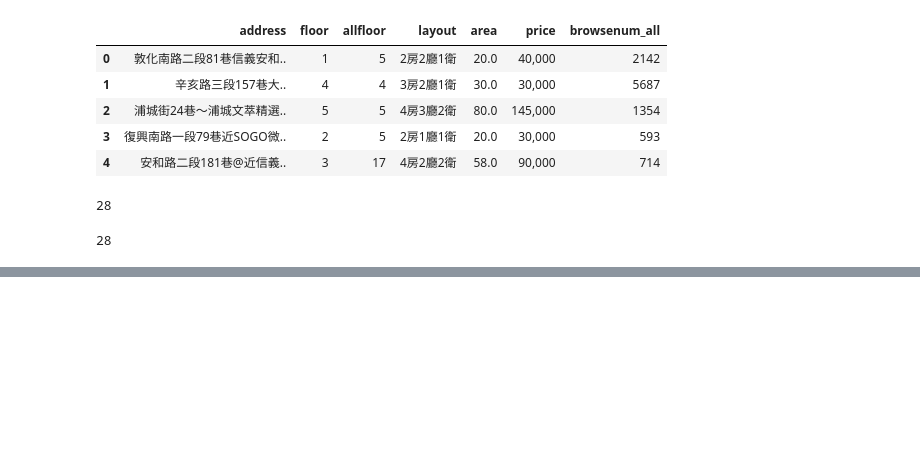
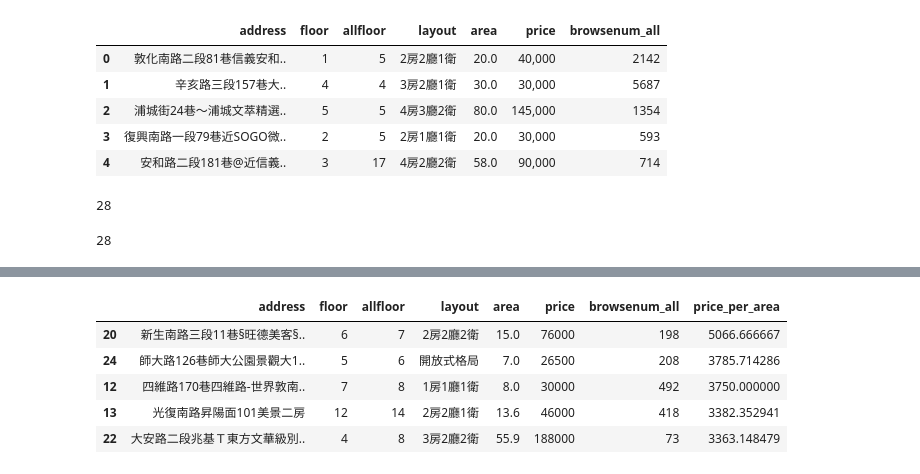
Before and after one commit to ywchiu/tibamepy, a Jupyter notebook: Demo20200912.ipynb, the cells around one changed output, grey strips where cells are left out. Cells and saved outputs as stored; diff of their text form; code cells hidden in the pictures; blank space fills up the shorter version.

```diff
--- a/Demo20200912.ipynb
+++ b/Demo20200912.ipynb
@@ -801,0 +832,2 @@ housedf.to_excel('house591.xlsx')
+# %%
+housedf['price_per_area'] = housedf['price'] / housedf['area']
@@ -801,0 +846,9 @@ housedf.to_excel('house591.xlsx')
+# %%
+housedf.sort_values('price_per_area', ascending=False).head(5)
+# %% [output]
+|  | address | floor | allfloor | layout | area | price | browsenum_all | price_per_area |
+| 20 | 新生南路三段11巷§旺德美客§.. | 6 | 7 | 2房2廳2衛 | 15.0 | 76000 | 198 | 5066.666667 |
+| 24 | 師大路126巷師大公園景觀大1.. | 5 | 6 | 開放式格局 | 7.0 | 26500 | 208 | 3785.714286 |
+| 12 | 四維路170巷四維路-世界敦南.. | 7 | 8 | 1房1廳1衛 | 8.0 | 30000 | 492 | 3750.000000 |
+| 13 | 光復南路昇陽面101美景二房 | 12 | 14 | 2房2廳1衛 | 13.6 | 46000 | 418 | 3382.352941 |
+| 22 | 大安路二段兆基Ｔ東方文華級別.. | 4 | 8 | 3房2廳2衛 | 55.9 | 188000 | 73 | 3363.148479 |
```
Also changed, not shown: parts of 6 cells of this notebook.
